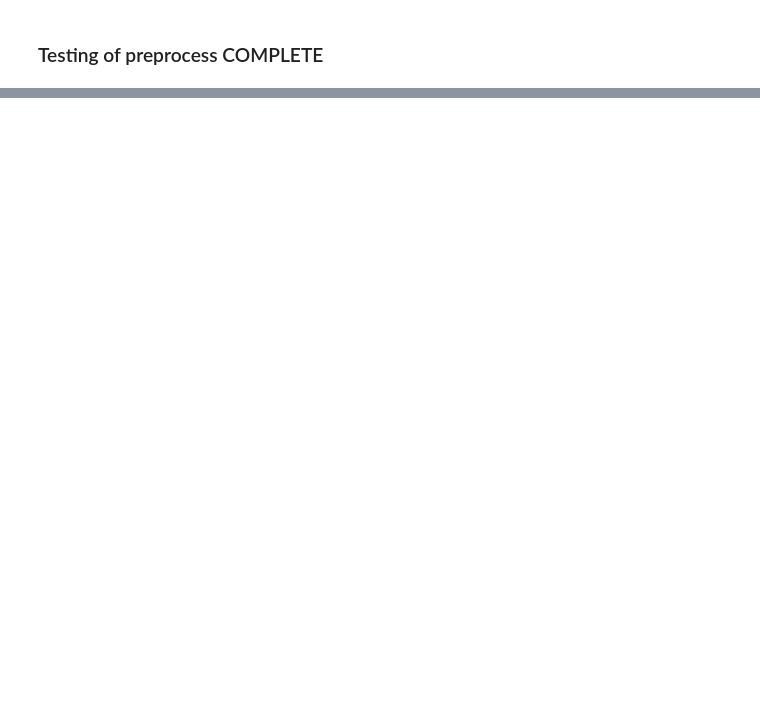
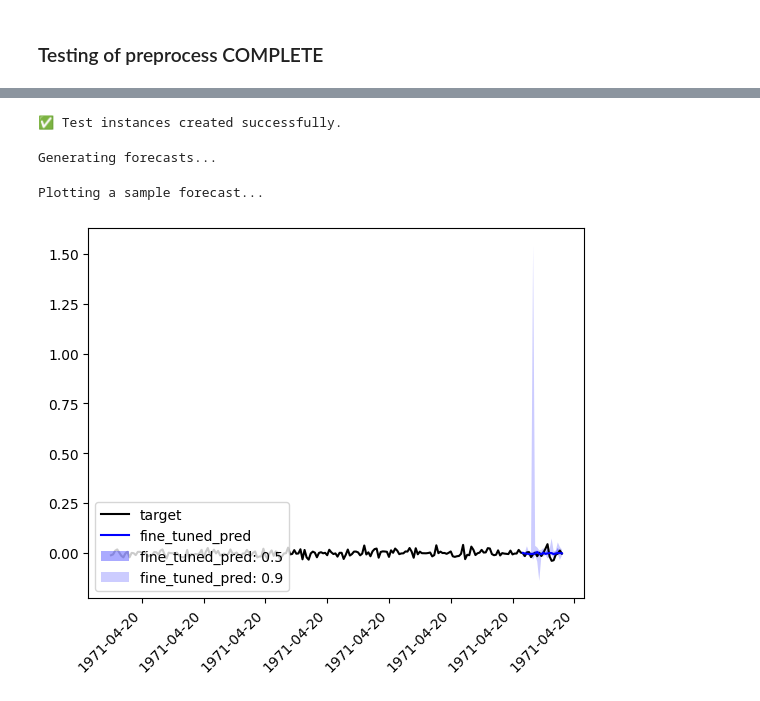
Before and after one commit to juliensauter/ML2_project_JaneStreet, a Jupyter notebook: Data.ipynb, the cells around one changed output, grey strips where cells are left out. Cells and saved outputs as stored; diff of their text form; code cells hidden in the pictures; blank space fills up the shorter version.

```diff
--- a/Data.ipynb
+++ b/Data.ipynb
@@ -279,0 +224,18 @@ plt.show()
+# %%
+size = "small"
+# device = torch.device("cuda" if torch.cuda.is_available() else "cpu")
+device = torch.device("cpu")
+# %%
+# 1) pick the checkpoint you want to load
+ckpt_dir = "Julien_Code/checkpoints"
+ckpt_files = sorted(glob.glob(os.path.join(ckpt_dir, "*.ckpt")), key=os.path.getmtime)
+assert ckpt_files, f"No .ckpt files found in {ckpt_dir}"
+ckpt_path = ckpt_files[-1]          # newest file  →  change if you prefer another
+# %%
+print(f"Loading fine-tuned checkpoint: {ckpt_path}")
+
+# --------------------------------------------------------------------------- #
+# 2) restore the Finetuner
+module = MoiraiModule.from_pretrained(f"Salesforce/moirai-1.0-R-{size}")
+finetuner: Finetuner = Finetuner.load_from_checkpoint(ckpt_path, module=module, map_location=device)
+finetuner.eval()                    # we are in inference mode
@@ -279,0 +262,54 @@ plt.show()
+# %%
+context_length = 200                                        # context length
+prediction_length = 20                                         # prediction length you like
+batch_size = 1                                          # batch size
+num_samples = 10
+
+# 5. Wrap model for forecasting
+# Note: we get feature dimensions from the datasets created by our new Data class
+forecast_model = MoiraiForecast(
+    module=finetuner.module,
+    prediction_length=prediction_length,
+    context_length=context_length,
+    patch_size=patch_size,
+    num_samples=num_samples,
+    target_dim=1,  # We are predicting a single target 'resp'
+    feat_dynamic_real_dim=data.train_dataset.num_feat_dynamic_real,
+    past_feat_dynamic_real_dim=data.train_dataset.num_past_feat_dynamic_real,
+).to(device)
+
+predictor = forecast_model.create_predictor(batch_size=batch_size, device="cpu")
+
+# === Final Step: Generate and Plot Forecasts ===
+
+# 6. Create test instances using the high-level TestData helper
+test_instances = TestData(data.test_dataset, OffsetSplitter(offset), prediction_length)
+
+print("✅ Test instances created successfully.")
+# %% [output]
+✅ Test instances created successfully.
+# %%
+# 7. Generate forecasts on the test instances
+print("\nGenerating forecasts...")
+forecasts = predictor.predict(test_instances.input)
+# %% [output]
+Generating forecasts...
+# %%
+# 8. Plot a single window
+print("Plotting a sample forecast...")
+inp      = next(iter(test_instances.input))
+label    = next(iter(test_instances.label))
+forecast = next(iter(forecasts))
+
+plot_single(
+    inp,
+    label,
+    forecast,
+    context_length=context_length,
+    name="fine_tuned_pred",
+    show_label=True,
+)
+plt.show()
+# %% [output]
+Plotting a sample forecast...
+[figure, added]
```
Also changed, not shown: parts of 24 cells of this notebook, 3 other files.
